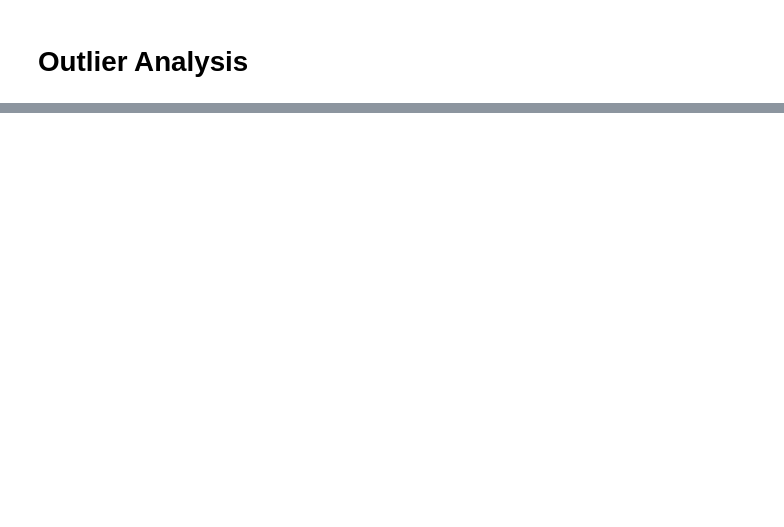
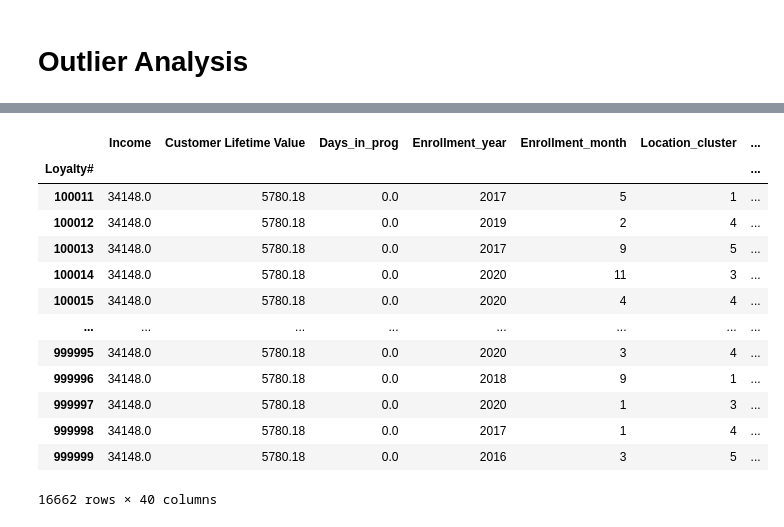
Before and after one commit to andrerangelferreira/DataMiningProject_AIAI_Group51, a Jupyter notebook: notebooks/Preproc.ipynb, the cells around one changed output, grey strips where cells are left out. Cells and saved outputs as stored; diff of their text form; code cells hidden in the pictures; blank space fills up the shorter version.

```diff
--- a/notebooks/Preproc.ipynb
+++ b/notebooks/Preproc.ipynb
@@ -319,0 +373,18 @@ KeyboardInterrupt:
+# %%
+df_clean = df_clean.set_index('Loyalty#')
+df_clean
+# %% [output]
+|  | Income | Customer Lifetime Value | Days_in_prog | Enrollment_year | Enrollment_month | Location_cluster | ... |
+| Loyalty# |  |  |  |  |  |  | ... |
+| 100011 | 34148.0 | 5780.18 | 0.0 | 2017 | 5 | 1 | ... |
+| 100012 | 34148.0 | 5780.18 | 0.0 | 2019 | 2 | 4 | ... |
+| 100013 | 34148.0 | 5780.18 | 0.0 | 2017 | 9 | 5 | ... |
+| 100014 | 34148.0 | 5780.18 | 0.0 | 2020 | 11 | 3 | ... |
+| 100015 | 34148.0 | 5780.18 | 0.0 | 2020 | 4 | 4 | ... |
+| ... | ... | ... | ... | ... | ... | ... | ... |
+| 999995 | 34148.0 | 5780.18 | 0.0 | 2020 | 3 | 4 | ... |
+| 999996 | 34148.0 | 5780.18 | 0.0 | 2018 | 9 | 1 | ... |
+| 999997 | 34148.0 | 5780.18 | 0.0 | 2020 | 1 | 3 | ... |
+| 999998 | 34148.0 | 5780.18 | 0.0 | 2017 | 1 | 4 | ... |
+| 999999 | 34148.0 | 5780.18 | 0.0 | 2016 | 3 | 5 | ... |
+16662 rows × 40 columns
```
Also changed, not shown: parts of 13 cells of this notebook, 1 other file.
